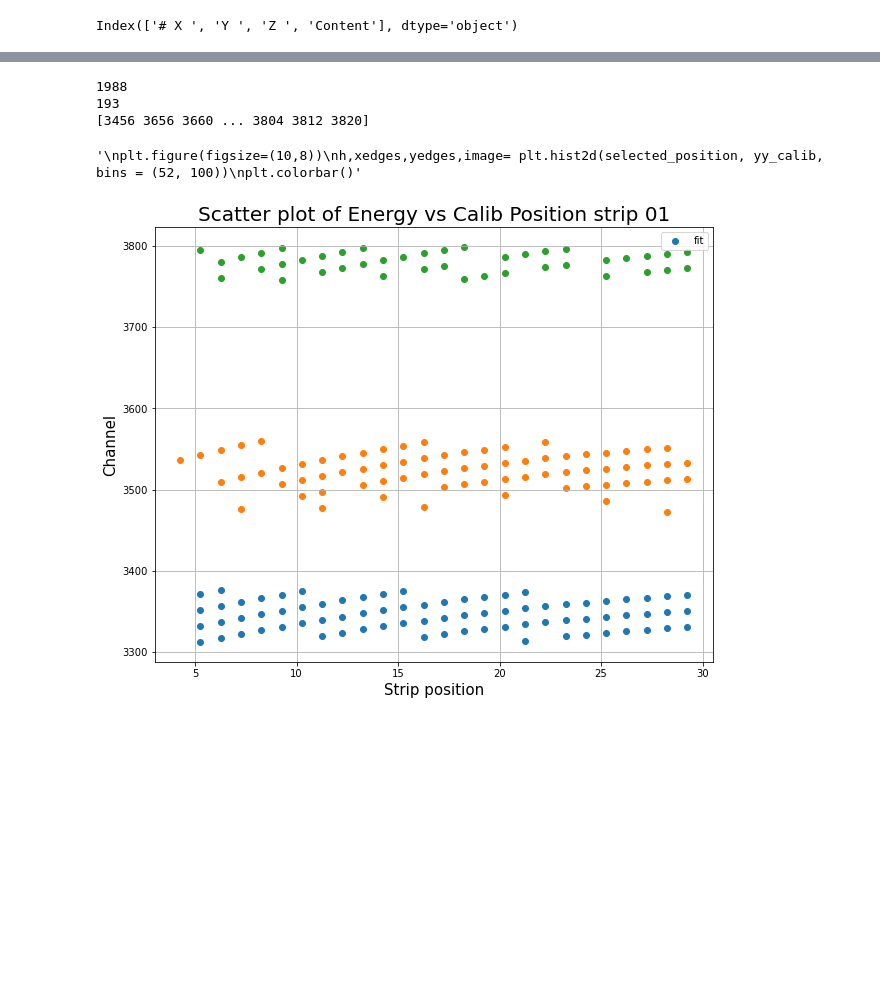
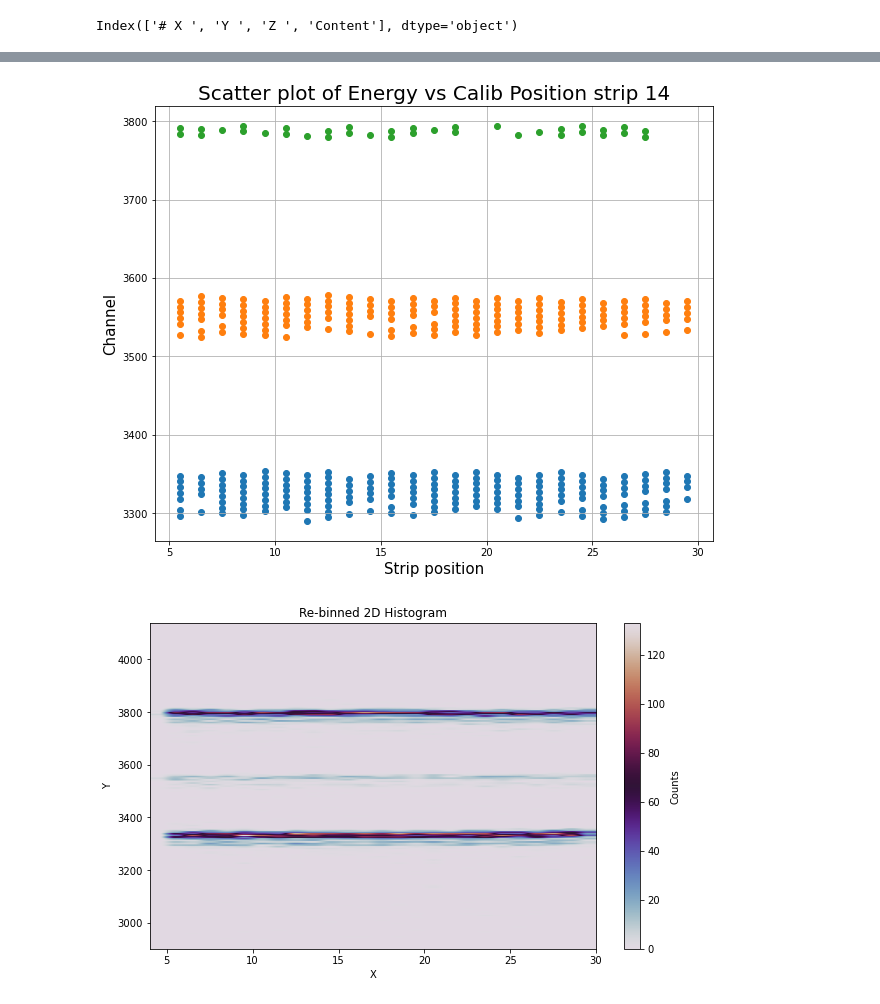
Before and after one commit to chiaramasia01/GSI16Strip, a Jupyter notebook: Calibration.ipynb, the cells around one changed output, grey strips where cells are left out. Cells and saved outputs as stored; diff of their text form; code cells hidden in the pictures; blank space fills up the shorter version.

```diff
--- a/Calibration.ipynb
+++ b/Calibration.ipynb
@@ -22,8 +22,8 @@ work dir is d:\GSI\SHIP
 data dir is d:\GSI\SHIP\Uncalib_position
 # %%
 # reading data
-filename = "E vs Calib Postion top 01.hdat"
-strip_number = "01"
+filename = "E vs Calib Postion top 14.hdat"
+strip_number = "14"
 filepath = os.path.join(data_dir, filename)
 
 my_df = pd.read_csv(filepath, sep="\t", header=1)
@@ -178,46 +226,62 @@ print(popt3[0], popt3[1], popt3[2], file=text)
 
 text.close()
 # %%
-# Plotting the fit for the first curve
+# Plotting the result of the calibration for the first curve
 
 fig3=plt.figure(figsize=(10,8))
 plt.scatter(xx1, yy1-parabola(xx1, *popt) + np.min(yy1), label='fit')
 
 plt.xlabel("Strip position", fontsize=15)
 plt.ylabel("Channel", fontsize=15)
 plt.title("Scatter plot of Energy vs Calib Position strip %s" % strip_number, fontsize=20)
 
 # plotting the fit for the second curve
 plt.scatter(xx2, yy2-parabola(xx2, *popt2)+np.min(yy2))
 
 # plotting the fit for the third curve
 plt.scatter(xx3, yy3-parabola(xx3, *popt3)+np.min(yy3))
-plt.legend()
 plt.grid(True)
-
-
-a = np.array(yy1-parabola(xx1, *popt) + np.min(yy1))
-b = np.array(yy2-parabola(xx2, *popt2)+np.min(yy2))
-c = np.array(yy3-parabola(xx3, *popt3)+np.min(yy3))
-
-print(len(selected_energy))
-print(selected_energy)
 
 
 for jj in range(len(selected_energy)-1):
     if selected_energy[jj]<3500:
+        selected_energy[jj] = selected_energy[jj] - parabola(selected_position[jj], *popt) + np.min(yy1)
+    elif selected_energy[jj]>3700:
+        selected_energy[jj] = selected_energy[jj] - parabola(selected_position[jj], *popt3) + np.min(yy2)
+    else:
+        selected_energy[jj] = selected_energy[jj] - parabola(selected_position[jj], *popt2) + np.min(yy3)
 
 
-'''
-plt.figure(figsize=(10,8))
-h,xedges,yedges,image= plt.hist2d(selected_position, yy_calib, bins = (52, 100))
-plt.colorbar()'''
+# Determine the number of unique bins in x and y
+x_bins = np.unique(selected_position)
+y_bins = np.unique(selected_energy)
+
+# Original number of bins
+original_x_bins = len(x_bins)
+original_y_bins = len(y_bins)
+
+# Define the desired number of bins
+new_x_bins = 26  # Modify as needed
+new_y_bins = 200  # Modify as needed
+
+# Calculate the new bin edges
+x_edges = np.linspace(x_bins.min(), x_bins.max(), new_x_bins + 1)
+y_edges = np.linspace(y_bins.min(), y_bins.max(), new_y_bins + 1)
+
+# Re-bin the counts
+counts_2d, _, _ = np.histogram2d(selected_position, selected_energy, bins=[x_edges, y_edges], weights=selected_content)
+
+
+plt.figure(figsize=(10,6))
+plt.imshow(counts_2d.T, origin='lower', extent=[x_bins.min(), x_bins.max(), y_bins.min(), y_bins.max()], aspect='auto', cmap='twilight')
+plt.colorbar(label='Counts')
+plt.xlabel('X')
+plt.ylabel('Y')
+plt.title('Re-binned 2D Histogram')
+plt.show()
 # %% [output]
-1988
-193
-[3456 3656 3660 ... 3804 3812 3820]
-'\nplt.figure(figsize=(10,8))\nh,xedges,yedges,image= plt.hist2d(selected_position, yy_calib, bins = (52, 100))\nplt.colorbar()'
-[figure, old version]
+[figure, new version]
+[figure, added]
 # %%
 def parabola(x, a1, b1, c1):
     par1 = a1*x**2 + b1*x + c1
```
Also changed, not shown: parts of 6 cells of this notebook, 16 other files.
